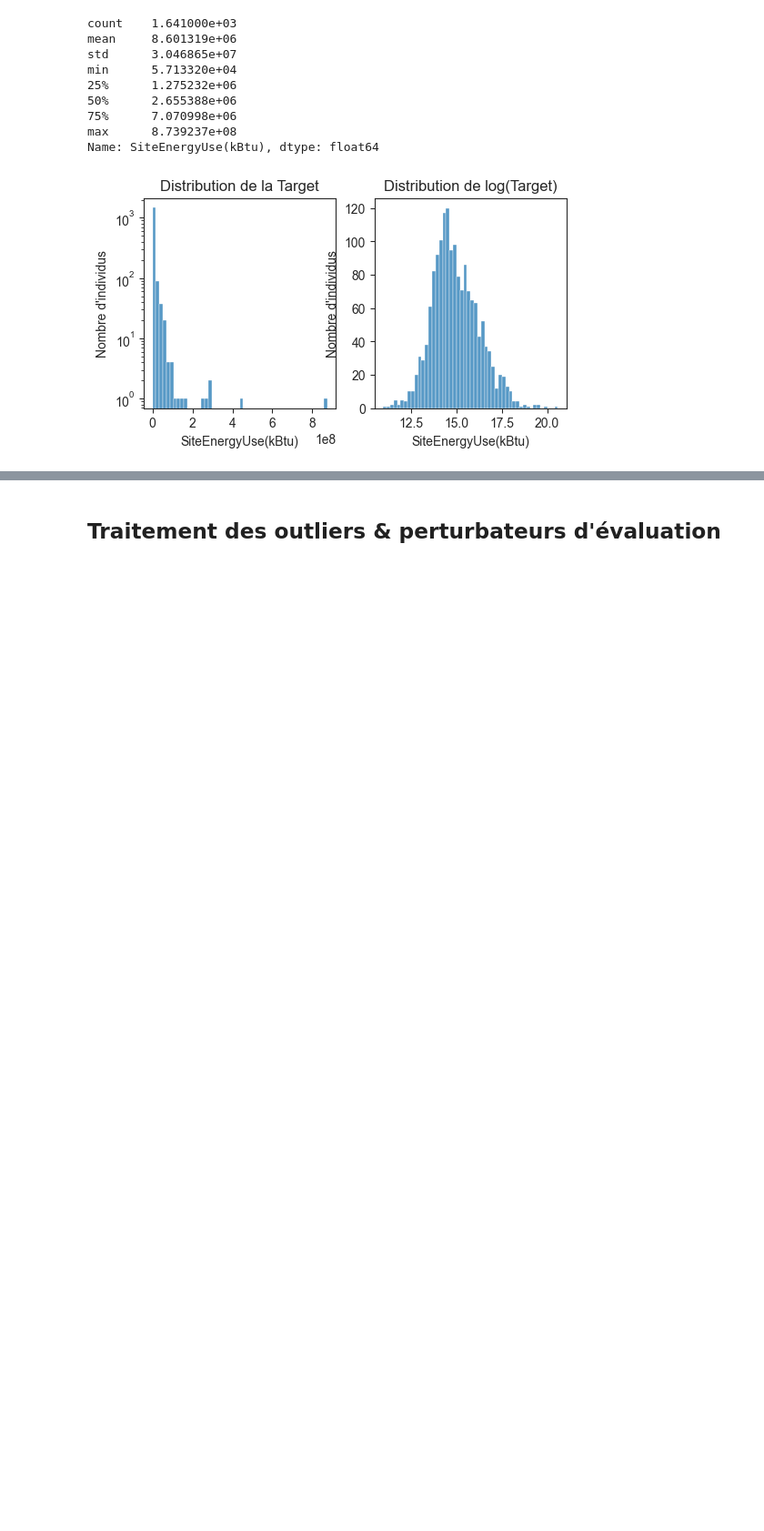
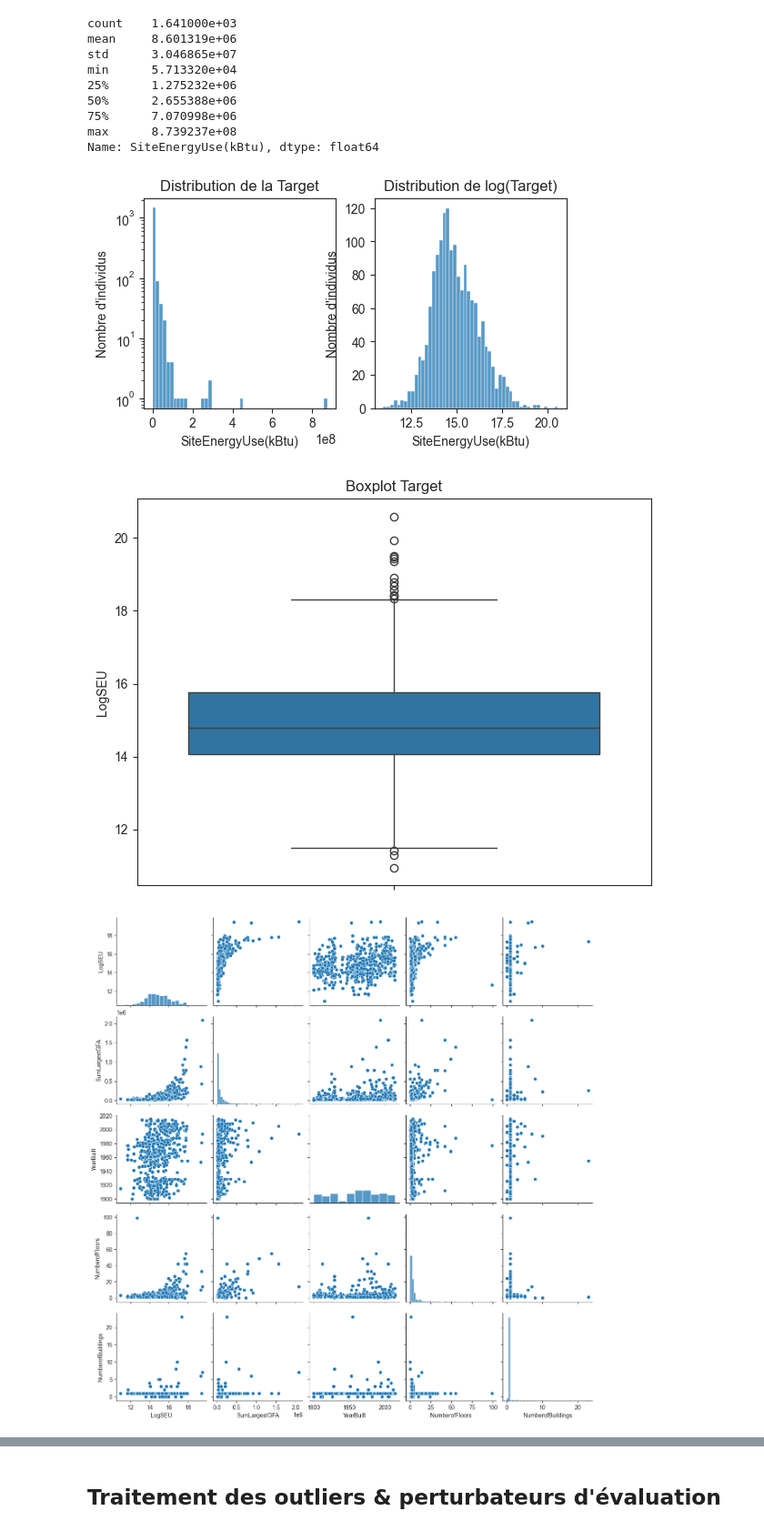
Before and after one commit to day811/OCDE-P6, a Jupyter notebook: modelistation_supervisee_EDA.ipynb, the cells around one changed output, grey strips where cells are left out. Shown at 91% size. Saved outputs shown, nothing was run; the diff lists cells and outputs as text; code cells hidden in the pictures; blank space fills up the shorter version.

```diff
--- a/modelistation_supervisee_EDA.ipynb
+++ b/modelistation_supervisee_EDA.ipynb
@@ -438,4 +436,20 @@ plt.title('Distribution de log(Target)')
 plt.show()
 # %% [output]
 [figure]
+# %%
+bc_with_target['LogSEU'] = np.log1p(bc_with_target['SiteEnergyUse(kBtu)'] )
+target = 'LogSEU'
+sns.boxplot(y=bc_with_target[target])
+plt.title('Boxplot Target')
+plt.tight_layout()
+plt.show()
+
+# 2. Pairplot pour variables numériques continues
+continuous_vars = [target, 'SumLargestGFA', 'YearBuilt',
+                   'NumberofFloors', 'NumberofBuildings']
+sns.pairplot(bc_with_target[continuous_vars].sample(500))  # échantillon pour performance
+plt.show()
+# %% [output]
+[figure, added]
+[figure, added]
 # %%
```
Also changed, not shown: parts of 4 cells of this notebook, 1 other file.
